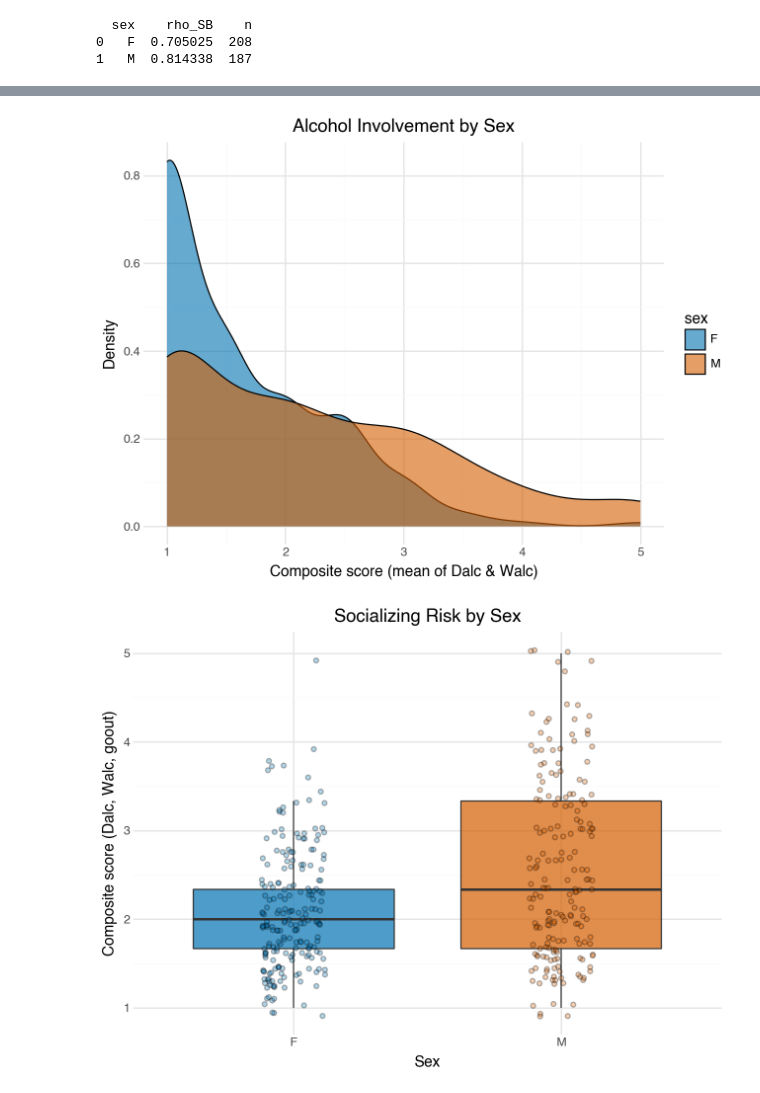
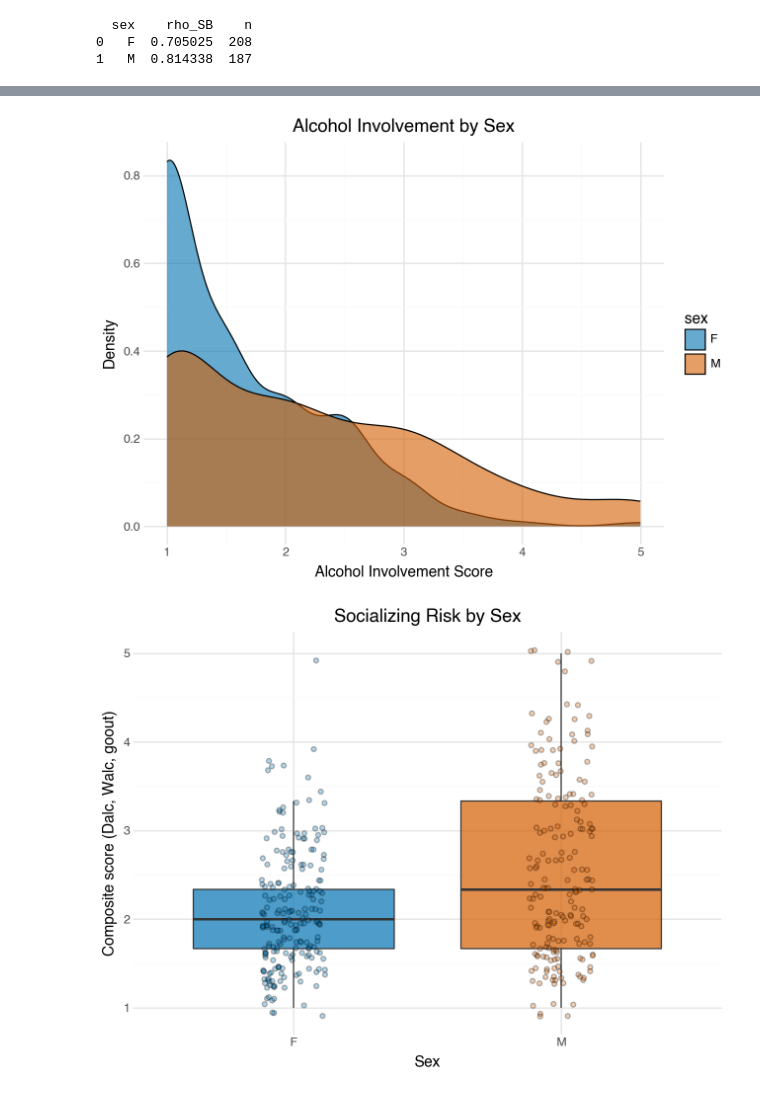
Before and after one commit to amanda-nathan/student-alcohol-consumption-analysis-, a Jupyter notebook: student-alcohol-consumption.ipynb, the cells around one changed output, grey strips where cells are left out. Cells and saved outputs as stored; diff of their text form; code cells hidden in the pictures.

```diff
--- a/student-alcohol-consumption.ipynb
+++ b/student-alcohol-consumption.ipynb
@@ -120,22 +140,20 @@ print(group_results)
 # %%
 from plotnine import *
 
-color_blind_palette = ["#0072B2", "#D55E00"]
+# Define a color-blind friendly palette
+color_blind_palette = ["#0072B2", "#D55E00"]  # Blue and Vermillion/Orange
 
-(
-    ggplot(student, aes(x="alcohol_involvement", fill="sex"))
-    + geom_density(alpha=0.6, color="black")
-    + scale_fill_manual(values=color_blind_palette)
-    + labs(
-        title="Alcohol Involvement by Sex",
-        x="Composite score (mean of Dalc & Walc)",
-        y="Density"
-    )
-    + theme_minimal()
-    + theme(legend_position="right")
+(ggplot(student, aes(x="alcohol_involvement", fill="sex"))
+ + geom_density(alpha=0.6, color="black")
+ + scale_fill_manual(values=color_blind_palette)
+ + labs(title="Alcohol Involvement by Sex",
+        x="Alcohol Involvement Score",
+        y="Density")
+ + theme_minimal()
+ + theme(legend_position="right")
 )
 # %% [output]
-[figure, old version]
+[figure, new version]
 # %%
 (
     ggplot(student, aes(x="sex", y="socializing_risk", fill="sex"))
```
Also changed, not shown: parts of 5 cells of this notebook, 2 other files.
